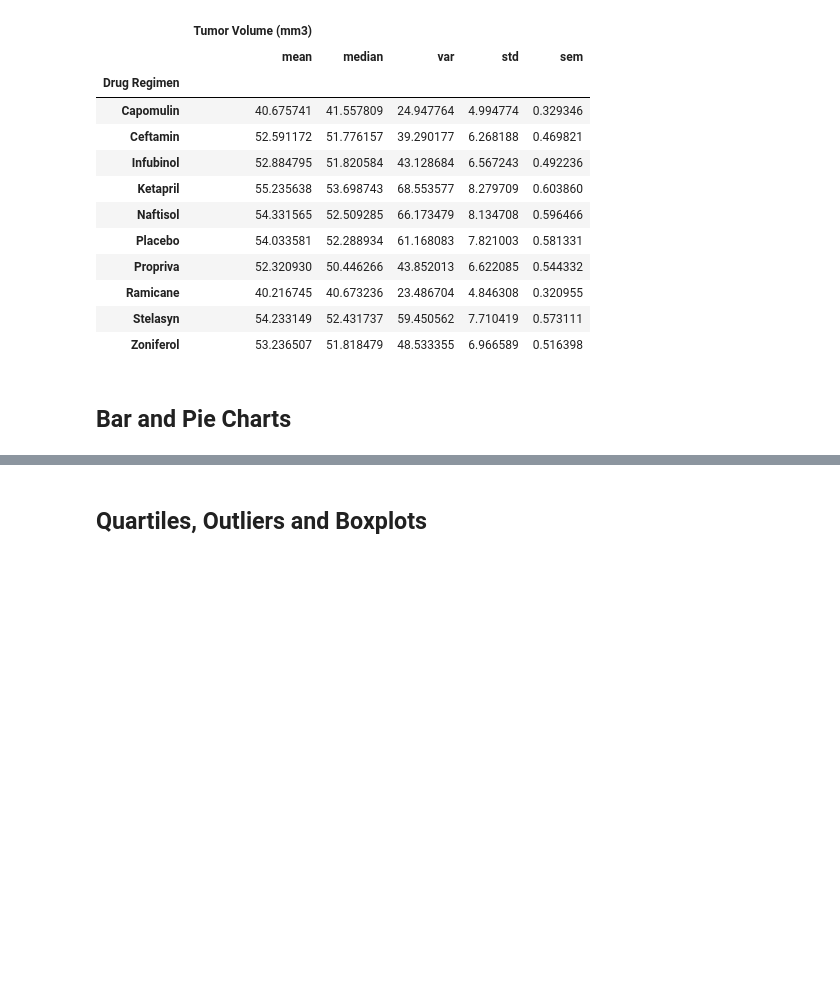
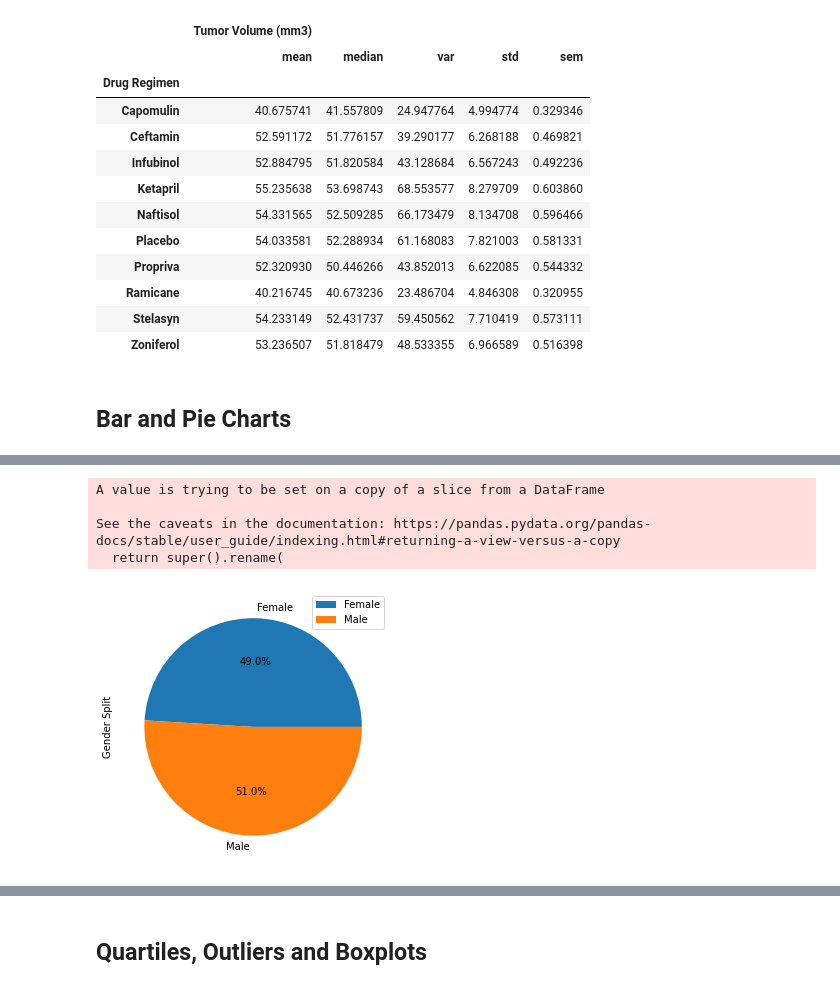
Before and after one commit to jhurley684/05-matplotlib-Pymaceuticals, a Jupyter notebook: Instructions/Pymaceuticals/pymaceuticals_starter.ipynb, the cells around one changed output, grey strips where cells are left out. Drawn from its saved outputs; the diff is of its cells as text; code cells hidden in the pictures; blank space fills up the shorter version.

```diff
--- a/Instructions/Pymaceuticals/pymaceuticals_starter.ipynb
+++ b/Instructions/Pymaceuticals/pymaceuticals_starter.ipynb
@@ -180 +177,20 @@ genders_list
+# %%
+# Generate a pie plot showing the distribution of female versus male mice using pandas
+
+# Get subset of data for graphing
+by_sex = merge_mice.groupby("Sex")
+by_sex_count = by_sex.count()
+pie_data = by_sex_count[['Mouse ID']]
+pie_data
+pie_data.rename(columns = {'Mouse ID' : "Gender Split"}, inplace = True)
+# pie_data
+
+# Make Pie Chart
+plot = pie_data.plot.pie(y='Gender Split', figsize=(5, 5), autopct="%1.1f%%")
+# %% [output]
+A value is trying to be set on a copy of a slice from a DataFrame
+
+See the caveats in the documentation: https://pandas.pydata.org/pandas-docs/stable/user_guide/indexing.html#returning-a-view-versus-a-copy
+  return super().rename(
+[figure, added]
 # %%
```
Also changed, not shown: parts of 10 cells of this notebook.
